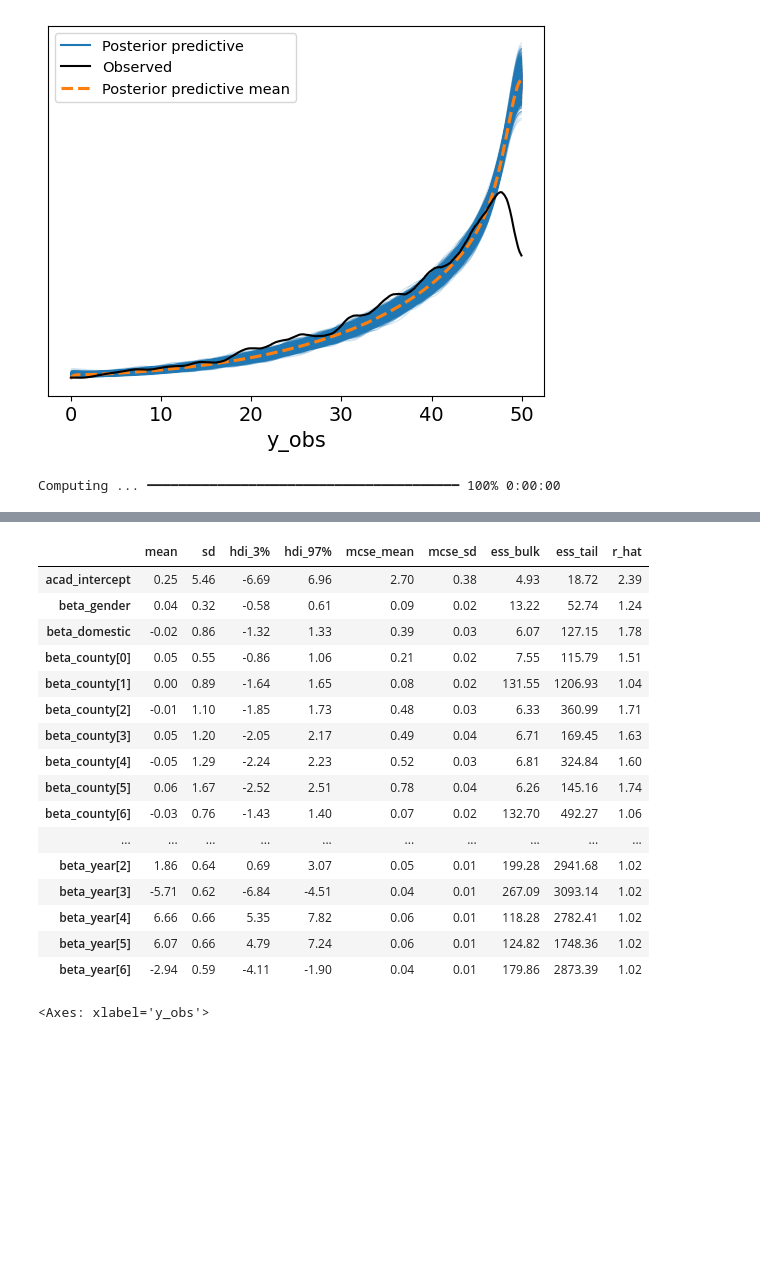
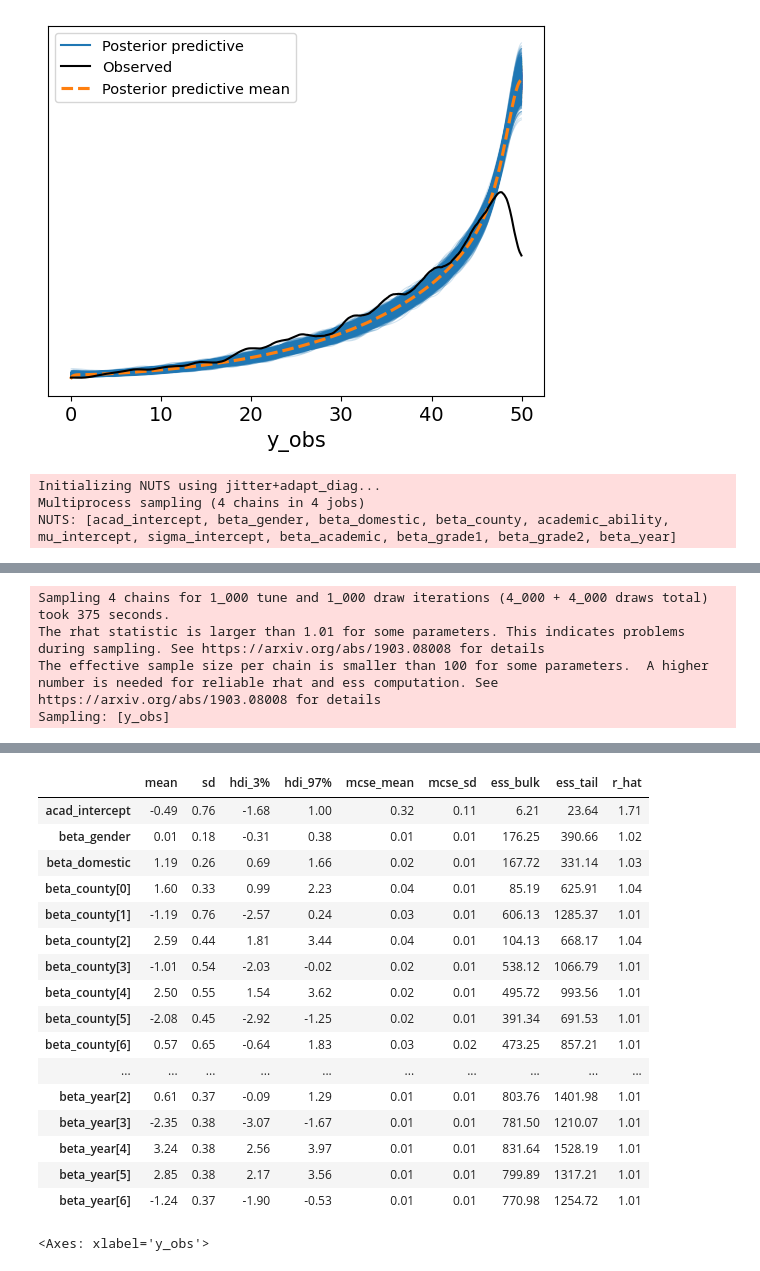
Before and after one commit to klumiste/bayes25_final_project_hpv, a Jupyter notebook: Part2_data_analysis/exam_score_modeling.ipynb, the cells around one changed output, grey strips where cells are left out. Cells and saved outputs as stored; diff of their text form; code cells hidden in the pictures; blank space fills up the shorter version.

```diff
--- a/Part2_data_analysis/exam_score_modeling.ipynb
+++ b/Part2_data_analysis/exam_score_modeling.ipynb
@@ -784,6 +675,5 @@ pm.plot_ppc(trace)
 # %%
-# Binomial model with year and academic ability
-with pm.Model() as model_binomial_m2:
+with pm.Model() as model_binomial_m4:
     # Priors for academic ability
     acad_intercept = pm.Normal("acad_intercept", mu=0, sigma=1)
     beta_gender = pm.Normal("beta_gender", mu=0, sigma=1)
@@ -801,9 +691,10 @@ with pm.Model() as model_binomial_m2:
     alpha_intercept = pm.Normal("alpha_intercept", mu=0, sigma=1)
     beta_year = pm.Normal("beta_year", mu=0, sigma=1, shape=n_years)
     beta_academic = pm.Normal("beta_academic", mu=0, sigma=1)
+    beta_grade = pm.Normal("beta_grade", mu=0, sigma=1)
 
     # Logistic regression model
-    logit_p = alpha_intercept + beta_academic * academic_ability + beta_year[df.year.values]
+    logit_p = alpha_intercept + beta_academic * academic_ability + beta_grade*df.avg_grade + beta_year[df.year.values]
 
     # Likelihood
     y_obs = pm.Binomial("y_obs", n=50, logit_p=logit_p, observed=df.exam_score)
@@ -812,7 +703,7 @@ with pm.Model() as model_binomial_m2:
     trace = pm.sample(1000, tune=1000, target_accept=0.9, return_inferencedata=True)
     pm.sample_posterior_predictive(trace, extend_inferencedata=True)
     pm.compute_log_likelihood(trace, extend_inferencedata=True)
-    models['model_binomial_m2'] = trace
+    models['model_binomial_m4'] = trace
 
 # Summary
 var_names=[c for c in list(trace.posterior.data_vars) if not(c.startswith('academic_ability') or c.startswith('heteroscedacity_component'))]
@@ -921,16 +823,18 @@ with pm.Model() as model_trunc_normal_m4:
     academic_ability = pm.Normal("academic_ability", mu=mu, sigma=1)
 
     # Priors for exam score
-    alpha_intercept = pm.Normal("alpha_intercept", mu=0, sigma=1)
+    mu_intercept = pm.Normal("mu_intercept", mu=0, sigma=1)
+    sigma_intercept = pm.Normal("sigma_intercept", mu=0, sigma=1)
     beta_academic = pm.Normal("beta_academic", mu=0, sigma=1)
-    beta_grade = pm.Normal("beta_grade", mu=0, sigma=1)
+    beta_grade1 = pm.Normal("beta_grade1", mu=0, sigma=1)
+    beta_grade2 = pm.Normal("beta_grade2", mu=0, sigma=1)
     beta_year = pm.Normal("beta_year", mu=0, sigma=1, shape=n_years)
 
-    mu = alpha_intercept + beta_academic*academic_ability + beta_grade*df.avg_grade + beta_year[df.year.values]
-    #sigma = beta_grade*(df.avg_grade*(5-df.avg_grade))
+    mu = mu_intercept + beta_academic*academic_ability + beta_grade1*df.avg_grade + beta_year[df.year.values]
+    sigma = sigma_intercept + beta_grade2*(df.avg_grade)
 
     # Likelihood
-    y_obs = pm.TruncatedNormal("y_obs", mu=mu, sigma=10, lower=0, upper=50, observed=df.exam_score)
+    y_obs = pm.TruncatedNormal("y_obs", mu=mu, sigma=sigma, lower=0, upper=50, observed=df.exam_score)
 
     # Sampling
     trace = pm.sample(1000, tune=1000, target_accept=0.9, return_inferencedata=True)
@@ -942,5 +846,7 @@ with pm.Model() as model_trunc_normal_m4:
 var_names=[c for c in list(trace.posterior.data_vars) if not(c.startswith('academic_ability'))]
 az.summary(trace, round_to=2, var_names=var_names)
 # %% [output]
-Computing ... ━━━━━━━━━━━━━━━━━━━━━━━━━━━━━━━━━━━━━━━━ 100% 0:00:00
+Initializing NUTS using jitter+adapt_diag...
+Multiprocess sampling (4 chains in 4 jobs)
+NUTS: [acad_intercept, beta_gender, beta_domestic, beta_county, academic_ability, mu_intercept, sigma_intercept, beta_academic, beta_grade1, beta_grade2, beta_year]
 [interactive output not drawn]
@@ -946,0 +854,4 @@ Computing ... ━━━━━━━━━━━━━━━━━━━━━━
+Sampling 4 chains for 1_000 tune and 1_000 draw iterations (4_000 + 4_000 draws total) took 375 seconds.
+The rhat statistic is larger than 1.01 for some parameters. This indicates problems during sampling. See https://arxiv.org/abs/1903.08008 for details
+The effective sample size per chain is smaller than 100 for some parameters.  A higher number is needed for reliable rhat and ess computation. See https://arxiv.org/abs/1903.08008 for details
+Sampling: [y_obs]
@@ -947,20 +862,20 @@ Computing ... ━━━━━━━━━━━━━━━━━━━━━━
 |  | mean | sd | hdi_3% | hdi_97% | mcse_mean | mcse_sd | ess_bulk | ess_tail | r_hat |
-| acad_intercept | 0.25 | 5.46 | -6.69 | 6.96 | 2.70 | 0.38 | 4.93 | 18.72 | 2.39 |
-| beta_gender | 0.04 | 0.32 | -0.58 | 0.61 | 0.09 | 0.02 | 13.22 | 52.74 | 1.24 |
-| beta_domestic | -0.02 | 0.86 | -1.32 | 1.33 | 0.39 | 0.03 | 6.07 | 127.15 | 1.78 |
-| beta_county[0] | 0.05 | 0.55 | -0.86 | 1.06 | 0.21 | 0.02 | 7.55 | 115.79 | 1.51 |
-| beta_county[1] | 0.00 | 0.89 | -1.64 | 1.65 | 0.08 | 0.02 | 131.55 | 1206.93 | 1.04 |
-| beta_county[2] | -0.01 | 1.10 | -1.85 | 1.73 | 0.48 | 0.03 | 6.33 | 360.99 | 1.71 |
-| beta_county[3] | 0.05 | 1.20 | -2.05 | 2.17 | 0.49 | 0.04 | 6.71 | 169.45 | 1.63 |
-| beta_county[4] | -0.05 | 1.29 | -2.24 | 2.23 | 0.52 | 0.03 | 6.81 | 324.84 | 1.60 |
-| beta_county[5] | 0.06 | 1.67 | -2.52 | 2.51 | 0.78 | 0.04 | 6.26 | 145.16 | 1.74 |
-| beta_county[6] | -0.03 | 0.76 | -1.43 | 1.40 | 0.07 | 0.02 | 132.70 | 492.27 | 1.06 |
+| acad_intercept | -0.49 | 0.76 | -1.68 | 1.00 | 0.32 | 0.11 | 6.21 | 23.64 | 1.71 |
+| beta_gender | 0.01 | 0.18 | -0.31 | 0.38 | 0.01 | 0.01 | 176.25 | 390.66 | 1.02 |
+| beta_domestic | 1.19 | 0.26 | 0.69 | 1.66 | 0.02 | 0.01 | 167.72 | 331.14 | 1.03 |
+| beta_county[0] | 1.60 | 0.33 | 0.99 | 2.23 | 0.04 | 0.01 | 85.19 | 625.91 | 1.04 |
+| beta_county[1] | -1.19 | 0.76 | -2.57 | 0.24 | 0.03 | 0.01 | 606.13 | 1285.37 | 1.01 |
+| beta_county[2] | 2.59 | 0.44 | 1.81 | 3.44 | 0.04 | 0.01 | 104.13 | 668.17 | 1.04 |
+| beta_county[3] | -1.01 | 0.54 | -2.03 | -0.02 | 0.02 | 0.01 | 538.12 | 1066.79 | 1.01 |
+| beta_county[4] | 2.50 | 0.55 | 1.54 | 3.62 | 0.02 | 0.01 | 495.72 | 993.56 | 1.01 |
+| beta_county[5] | -2.08 | 0.45 | -2.92 | -1.25 | 0.02 | 0.01 | 391.34 | 691.53 | 1.01 |
+| beta_county[6] | 0.57 | 0.65 | -0.64 | 1.83 | 0.03 | 0.02 | 473.25 | 857.21 | 1.01 |
 | ... | ... | ... | ... | ... | ... | ... | ... | ... | ... |
-| beta_year[2] | 1.86 | 0.64 | 0.69 | 3.07 | 0.05 | 0.01 | 199.28 | 2941.68 | 1.02 |
-| beta_year[3] | -5.71 | 0.62 | -6.84 | -4.51 | 0.04 | 0.01 | 267.09 | 3093.14 | 1.02 |
-| beta_year[4] | 6.66 | 0.66 | 5.35 | 7.82 | 0.06 | 0.01 | 118.28 | 2782.41 | 1.02 |
-| beta_year[5] | 6.07 | 0.66 | 4.79 | 7.24 | 0.06 | 0.01 | 124.82 | 1748.36 | 1.02 |
-| beta_year[6] | -2.94 | 0.59 | -4.11 | -1.90 | 0.04 | 0.01 | 179.86 | 2873.39 | 1.02 |
+| beta_year[2] | 0.61 | 0.37 | -0.09 | 1.29 | 0.01 | 0.01 | 803.76 | 1401.98 | 1.01 |
+| beta_year[3] | -2.35 | 0.38 | -3.07 | -1.67 | 0.01 | 0.01 | 781.50 | 1210.07 | 1.01 |
+| beta_year[4] | 3.24 | 0.38 | 2.56 | 3.97 | 0.01 | 0.01 | 831.64 | 1528.19 | 1.01 |
+| beta_year[5] | 2.85 | 0.38 | 2.17 | 3.56 | 0.01 | 0.01 | 799.89 | 1317.21 | 1.01 |
+| beta_year[6] | -1.24 | 0.37 | -1.90 | -0.53 | 0.01 | 0.01 | 770.98 | 1254.72 | 1.01 |
 # %%
 pm.plot_ppc(trace)
 # %% [output]
```
Also changed, not shown: parts of 26 cells of this notebook, 2 other files.
